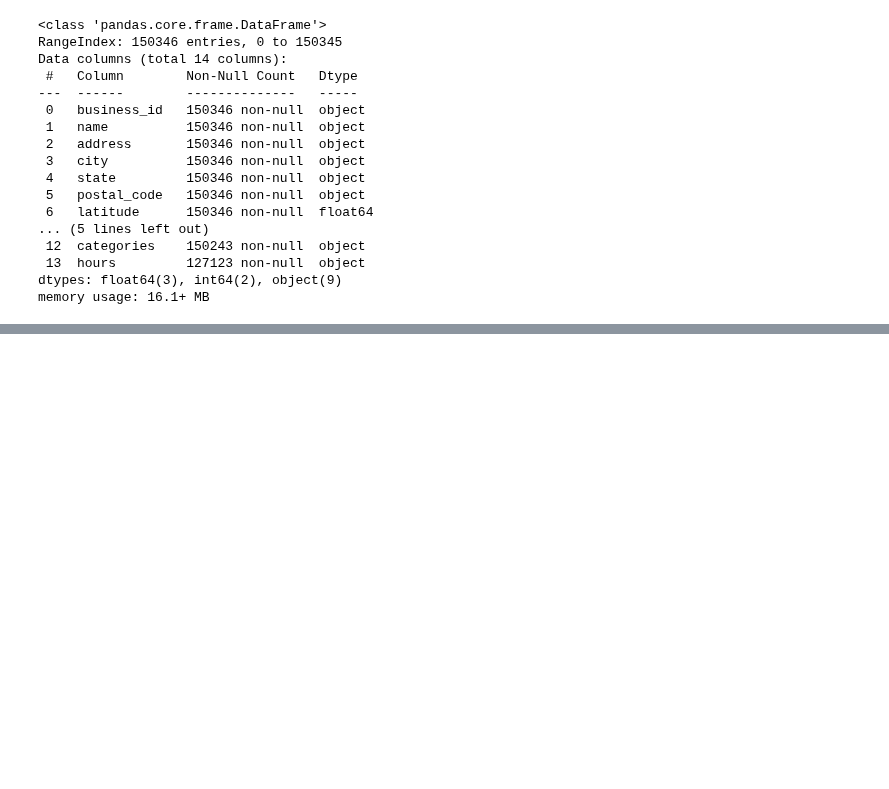
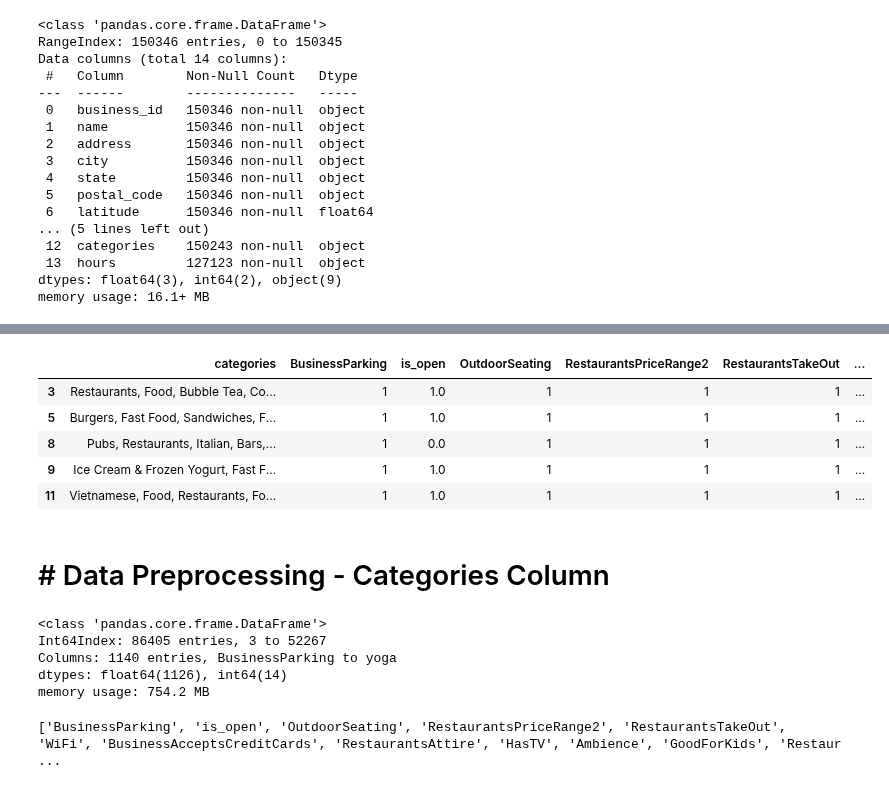
Before and after one commit to jmohsbeck1/jpmc_mle, a Jupyter notebook: DataDazzlers_DineOracle.ipynb, the cells around one changed output, grey strips where cells are left out. Cells and saved outputs as stored; diff of their text form; code cells hidden in the pictures; blank space fills up the shorter version.

```diff
--- a/DataDazzlers_DineOracle.ipynb
+++ b/DataDazzlers_DineOracle.ipynb
@@ -198,0 +235,11 @@ gdf.plot(ax = world.plot(figsize = (10, 10)), color = 'red', markersize = 10)
+# %%
+#Data cleaning, remove columns already in the business set
+selected_features = {item for item in selected_features if not item.startswith('categories')}
+selected_features = {item for item in selected_features if not item.startswith('city_')}
+selected_features = {item for item in selected_features if not item.startswith('state_')}
+selected_features = {item for item in selected_features if not item.startswith('postal_code_')}
+index = pd.Index(selected_features)
+
+# select only columns in the Index object
+business_normalized = pd.concat([business_normalized['categories'], business_normalized.loc[:, index]], axis=1)
+business_normalized.info()
@@ -198,0 +264,60 @@ gdf.plot(ax = world.plot(figsize = (10, 10)), color = 'red', markersize = 10)
+# %%
+business_normalized.head()
+# %% [output]
+|  | categories | BusinessParking | is_open | OutdoorSeating | RestaurantsPriceRange2 | RestaurantsTakeOut | ... |
+| 3 | Restaurants, Food, Bubble Tea, Co... | 1 | 1.0 | 1 | 1 | 1 | ... |
+| 5 | Burgers, Fast Food, Sandwiches, F... | 1 | 1.0 | 1 | 1 | 1 | ... |
+| 8 | Pubs, Restaurants, Italian, Bars,... | 1 | 0.0 | 1 | 1 | 1 | ... |
+| 9 | Ice Cream & Frozen Yogurt, Fast F... | 1 | 1.0 | 1 | 1 | 1 | ... |
+| 11 | Vietnamese, Food, Restaurants, Fo... | 1 | 1.0 | 1 | 1 | 1 | ... |
+# %% [markdown]
+# # Data Preprocessing - Categories Column
+# %%
+# Extract categories column into separate DataFrame
+categories_df = business_normalized[['categories']]
+
+# Convert categories column to lowercase and remove leading/trailing white spaces
+categories_df['categories'] = categories_df['categories'].str.lower().str.strip()
+
+# Split comma-separated categories into separate columns
+categories_df = categories_df['categories'].str.split(',', expand=True)
+
+# Stack the newly created columns
+categories_df = categories_df.stack()
+
+# Create dummy variables for each unique category
+categories_df = pd.get_dummies(categories_df, prefix='', prefix_sep='')
+
+# Group dummy variables by index and sum them
+categories_df = categories_df.groupby(level=0).sum()
+
+# Rename the columns with their original names
+categories_df.columns = categories_df.columns.str.replace(' ', 'ct_')
+
+# Group dummy variables by index and sum them
+categories_df = categories_df.groupby(level=0).sum()
+
+# Normalize the resulting DataFrame
+categories_df = categories_df.div(categories_df.sum(axis=1), axis=0)
+
+#Data cleaning
+categories_df = categories_df.applymap(lambda x: 1 if x > 0.0 else 0)
+categories_df.drop(columns=['restaurants','ct_restaurants'], inplace=True)
+
+# Merge the new dataframe with the original dataframe
+business_normalized = business_normalized.join(categories_df)
+
+#drop categories column
+business_normalized.drop(columns=['categories'], inplace=True)
+
+business_normalized.info()
+# %% [output]
+<class 'pandas.core.frame.DataFrame'>
+Int64Index: 86405 entries, 3 to 52267
+Columns: 1140 entries, BusinessParking to yoga
+dtypes: float64(1126), int64(14)
+memory usage: 754.2 MB
+# %%
+print(business_normalized.columns.tolist())
+# %% [output]
+['BusinessParking', 'is_open', 'OutdoorSeating', 'RestaurantsPriceRange2', 'RestaurantsTakeOut', 'WiFi', 'BusinessAcceptsCreditCards', 'RestaurantsAttire', 'HasTV', 'Ambience', 'GoodForKids', 'Restaur ...
```
Also changed, not shown: parts of 30 cells of this notebook.
